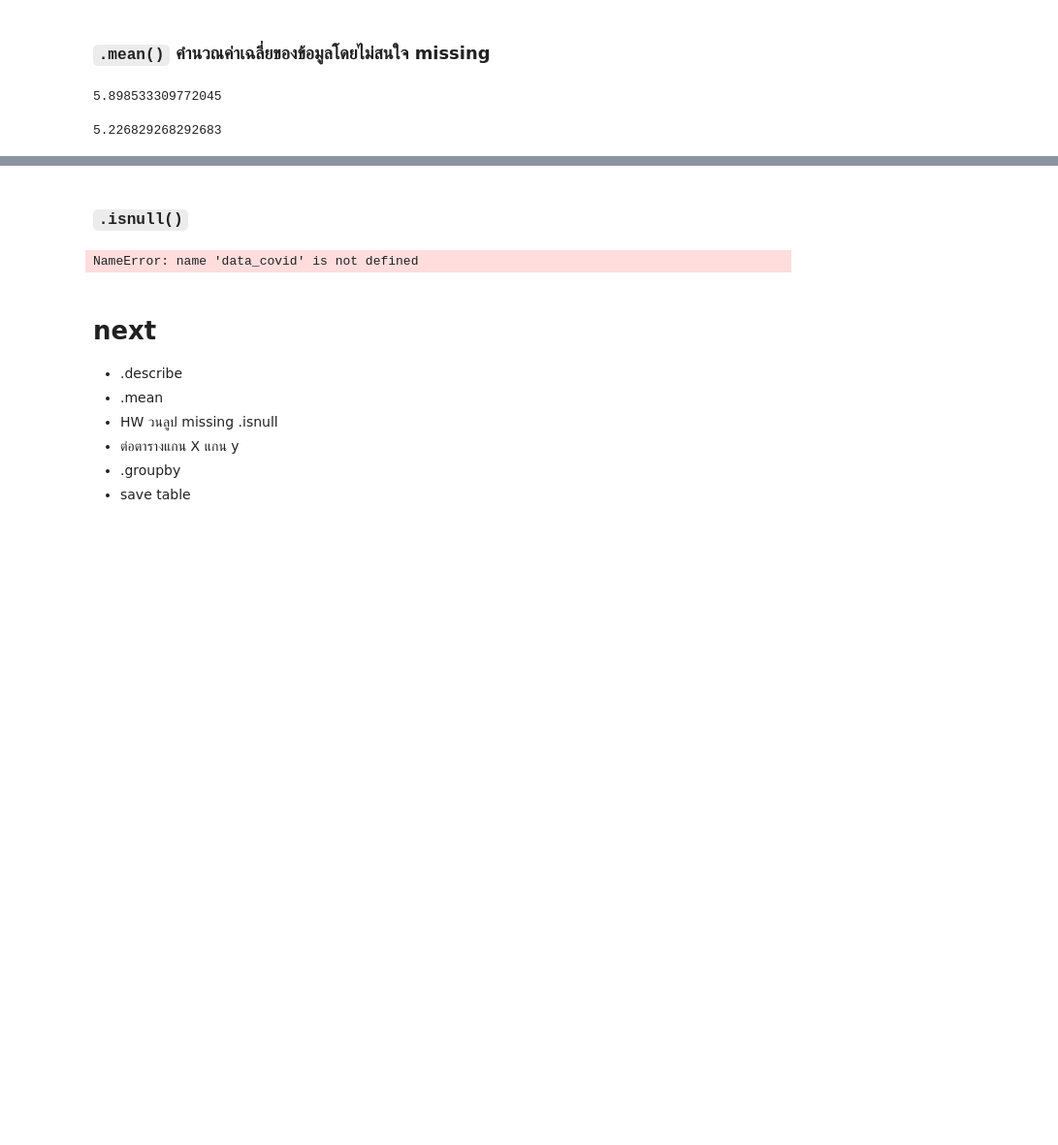
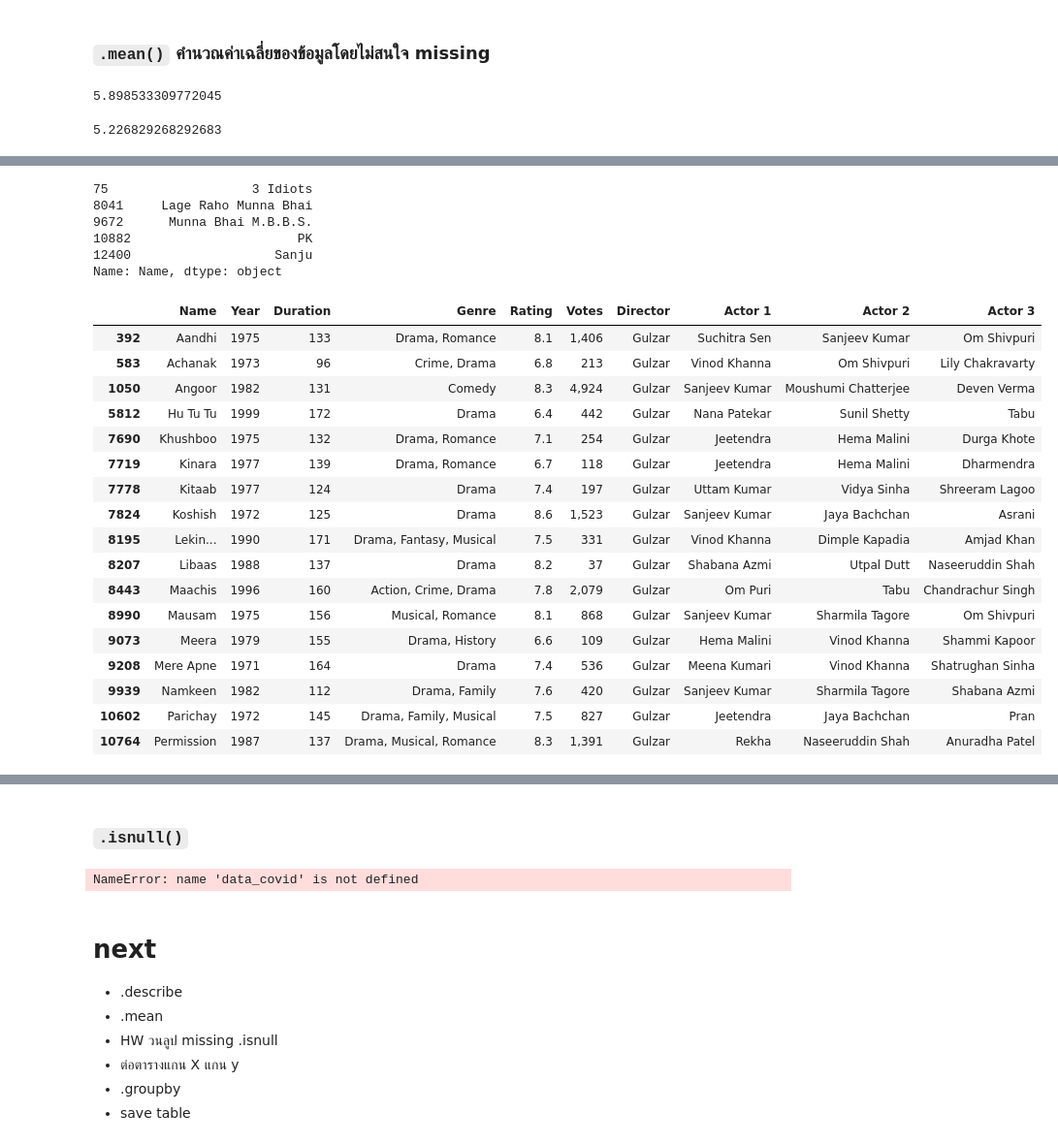
Before and after one commit to Meaiie/python_dataviz2024, a Jupyter notebook: Pandas_101.ipynb, the cells around one changed output, grey strips where cells are left out. Shown at 97% size. Saved outputs shown, nothing was run; the diff lists cells and outputs as text; code cells hidden in the pictures; blank space fills up the shorter version.

```diff
--- a/Pandas_101.ipynb
+++ b/Pandas_101.ipynb
@@ -1017,0 +1355,32 @@ movie_df[movie_df['Director'] == most_prolific_director]['Rating'].mean()
+# %%
+hrishikesh_mukherjee_movies['Name']
+# %% [output]
+75                   3 Idiots
+8041     Lage Raho Munna Bhai
+9672      Munna Bhai M.B.B.S.
+10882                      PK
+12400                   Sanju
+Name: Name, dtype: object
+# %%
+#คนที่ 2
+Gulzar_movies = movie_df[movie_df['Director'] == 'Gulzar']
+Gulzar_movies
+# %% [output]
+|  | Name | Year | Duration | Genre | Rating | Votes | Director | Actor 1 | Actor 2 | Actor 3 |
+| 392 | Aandhi | 1975 | 133 | Drama, Romance | 8.1 | 1,406 | Gulzar | Suchitra Sen | Sanjeev Kumar | Om Shivpuri |
+| 583 | Achanak | 1973 | 96 | Crime, Drama | 6.8 | 213 | Gulzar | Vinod Khanna | Om Shivpuri | Lily Chakravarty |
+| 1050 | Angoor | 1982 | 131 | Comedy | 8.3 | 4,924 | Gulzar | Sanjeev Kumar | Moushumi Chatterjee | Deven Verma |
+| 5812 | Hu Tu Tu | 1999 | 172 | Drama | 6.4 | 442 | Gulzar | Nana Patekar | Sunil Shetty | Tabu |
+| 7690 | Khushboo | 1975 | 132 | Drama, Romance | 7.1 | 254 | Gulzar | Jeetendra | Hema Malini | Durga Khote |
+| 7719 | Kinara | 1977 | 139 | Drama, Romance | 6.7 | 118 | Gulzar | Jeetendra | Hema Malini | Dharmendra |
+| 7778 | Kitaab | 1977 | 124 | Drama | 7.4 | 197 | Gulzar | Uttam Kumar | Vidya Sinha | Shreeram Lagoo |
+| 7824 | Koshish | 1972 | 125 | Drama | 8.6 | 1,523 | Gulzar | Sanjeev Kumar | Jaya Bachchan | Asrani |
+| 8195 | Lekin... | 1990 | 171 | Drama, Fantasy, Musical | 7.5 | 331 | Gulzar | Vinod Khanna | Dimple Kapadia | Amjad Khan |
+| 8207 | Libaas | 1988 | 137 | Drama | 8.2 | 37 | Gulzar | Shabana Azmi | Utpal Dutt | Naseeruddin Shah |
+| 8443 | Maachis | 1996 | 160 | Action, Crime, Drama | 7.8 | 2,079 | Gulzar | Om Puri | Tabu | Chandrachur Singh |
+| 8990 | Mausam | 1975 | 156 | Musical, Romance | 8.1 | 868 | Gulzar | Sanjeev Kumar | Sharmila Tagore | Om Shivpuri |
+| 9073 | Meera | 1979 | 155 | Drama, History | 6.6 | 109 | Gulzar | Hema Malini | Vinod Khanna | Shammi Kapoor |
+| 9208 | Mere Apne | 1971 | 164 | Drama | 7.4 | 536 | Gulzar | Meena Kumari | Vinod Khanna | Shatrughan Sinha |
+| 9939 | Namkeen | 1982 | 112 | Drama, Family | 7.6 | 420 | Gulzar | Sanjeev Kumar | Sharmila Tagore | Shabana Azmi |
+| 10602 | Parichay | 1972 | 145 | Drama, Family, Musical | 7.5 | 827 | Gulzar | Jeetendra | Jaya Bachchan | Pran |
+| 10764 | Permission | 1987 | 137 | Drama, Musical, Romance | 8.3 | 1,391 | Gulzar | Rekha | Naseeruddin Shah | Anuradha Patel |
```
Also changed, not shown: parts of 20 cells of this notebook.
